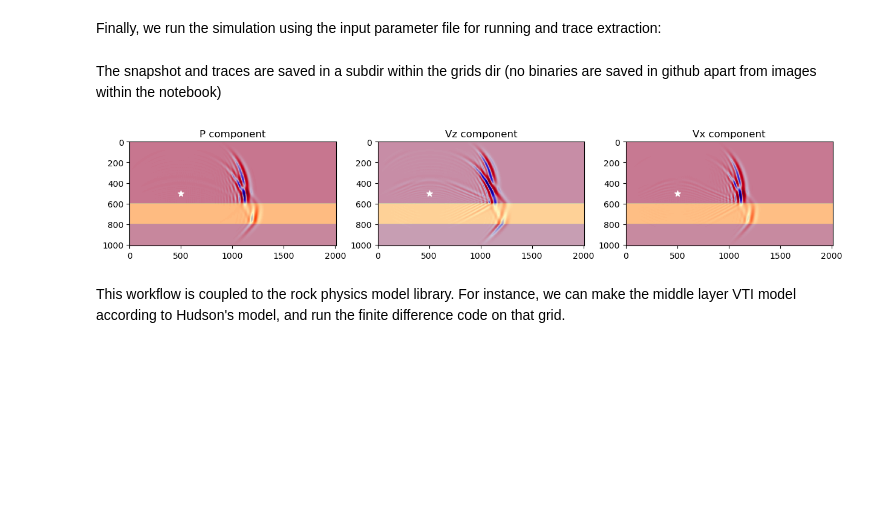
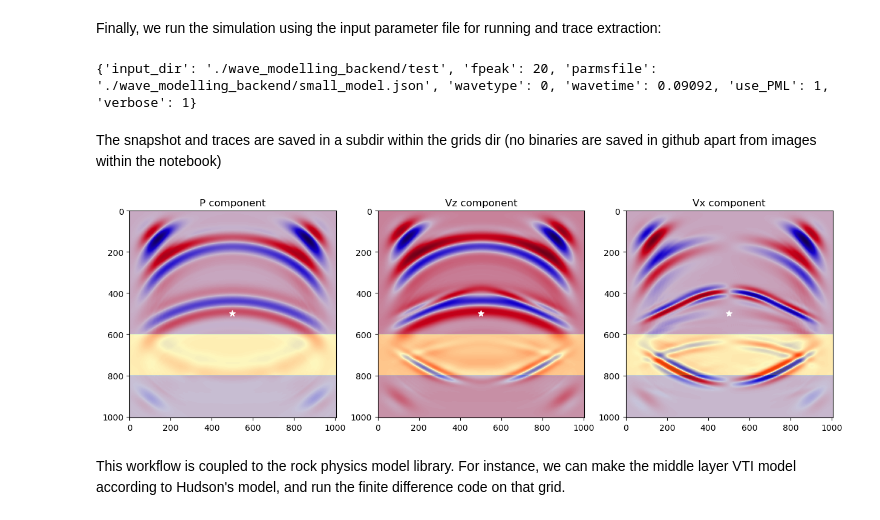
Before and after one commit to gpap-gpap/mantis-core-examples, a Jupyter notebook: Example_5_Finite_difference.ipynb, the cells around one changed output. Drawn from its saved outputs; the diff is of its cells as text; code cells hidden in the pictures; blank space fills up the shorter version.

```diff
--- a/Example_5_Finite_difference.ipynb
+++ b/Example_5_Finite_difference.ipynb
@@ -36,9 +36,9 @@ import numpy as np
 
 with open("./wave_modelling_backend/test/a11.bin", "r") as f:
     a11 = np.fromfile(f, dtype=np.float32)
-    a11 = a11.reshape(201, 101).T
+    a11 = a11.reshape(201, 201).T
 
 import matplotlib.pyplot as plt
-plt.imshow(np.sqrt(a11), extent=[0, 2010, 1010, 0])
+plt.imshow(np.sqrt(a11), extent=[0, 2010, 2010, 0])
 # %% [output]
 <matplotlib.image.AxesImage at 0x...>
@@ -77,5 +76,12 @@ Valid JSON
 import mantis_wave_modelling.finite_difference.run_model as runFD
 # %% [markdown]
 Finally, we run the simulation using the input parameter file for running and trace extraction:
+# %%
+import json
+with open("./wave_modelling_backend/small_model_run.json", "r") as f:
+    run_parameters = json.load(f)
+print(run_parameters)
+# %% [output]
+{'input_dir': './wave_modelling_backend/test', 'fpeak': 20, 'parmsfile': './wave_modelling_backend/small_model.json', 'wavetype': 0, 'wavetime': 0.09092, 'use_PML': 1, 'verbose': 1}
 # %%
 %%capture cap
@@ -88,29 +94,29 @@ The snapshot and traces are saved in a subdir within the grids dir (no binaries
 # %%
 import numpy as np
 import matplotlib.pyplot as plt
 minx = 0
 maxx = setup_parameters.data["nxtot"] * setup_parameters.data["dl"]
 minz = 0
 maxz = setup_parameters.data["nztot"] * setup_parameters.data["dl"]
 sourcex = setup_parameters.data["x_source"]
 sourcez = setup_parameters.data["z_source"]
 fig, ax = plt.subplots(1, 3, figsize = (15, 5))
 components = ["P", "Vz", "Vx"]
 for i, component in enumerate(components):
     image = np.fromfile(
         f"./wave_modelling_backend/test/snapshots/{component}-0005000.bin",
         dtype=np.dtype("float32"),
-    ).reshape(201, 101)[::-1].T
+    ).reshape(201, 201)[::-1].T
 
     ax[i].imshow(image, extent=[minx, maxx, maxz, minz], label=component, cmap="seismic")
     ax[i].imshow(
         np.sqrt(a11), extent=[minx, maxx, maxz, minz], label=component, alpha=0.3
     )
     ax[i].scatter(sourcex, sourcez, c="w", s=50, marker="*", label="source")
 
     ax[i].set_title(f"{component} component")
 # %% [output]
-[figure, old version]
+[figure, new version]
 # %% [markdown]
 This workflow is coupled to the rock physics model library. For instance, we can make the middle layer VTI model according to Hudson's model, and run the finite difference code on that grid.
 # %%
```
Also changed, not shown: parts of 7 cells of this notebook, 5 other files.
